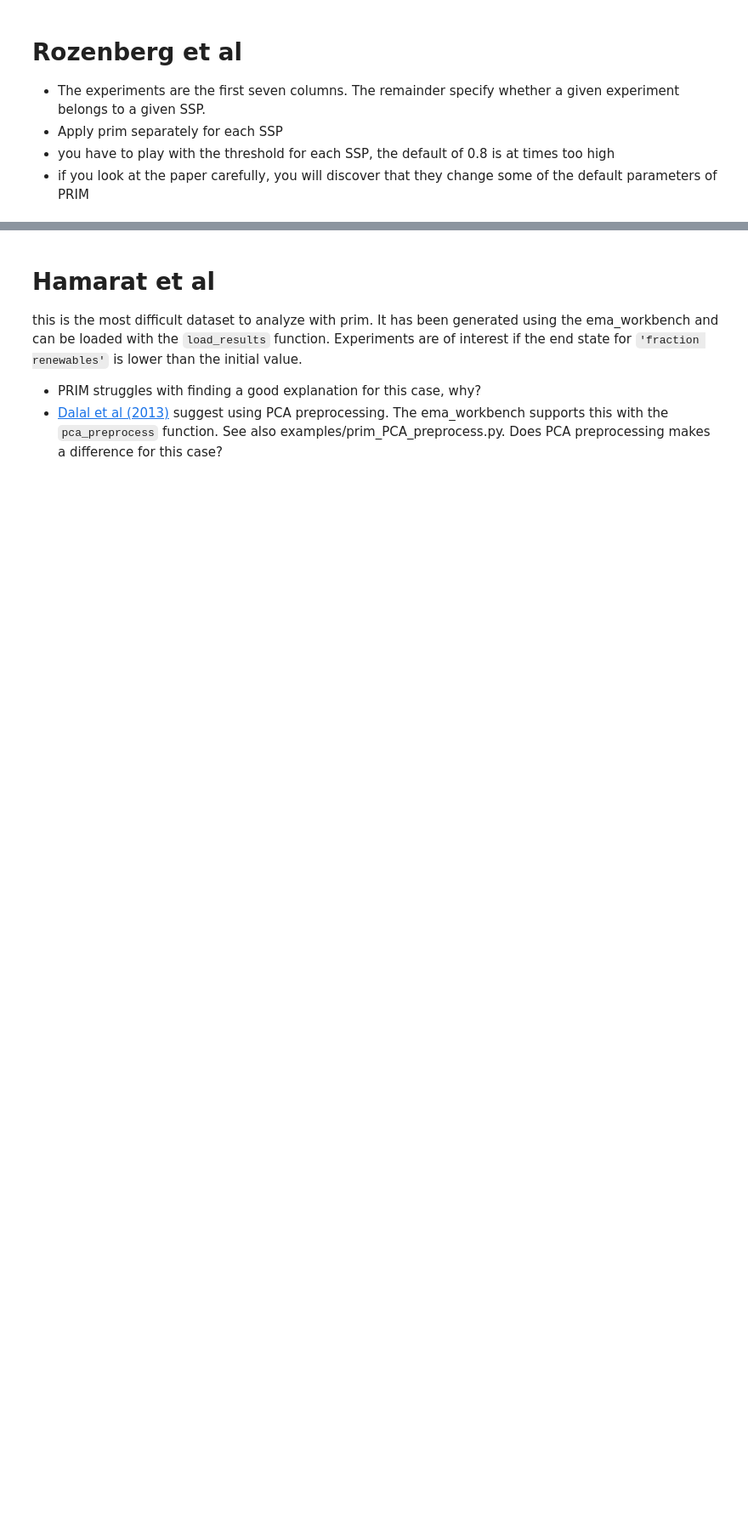
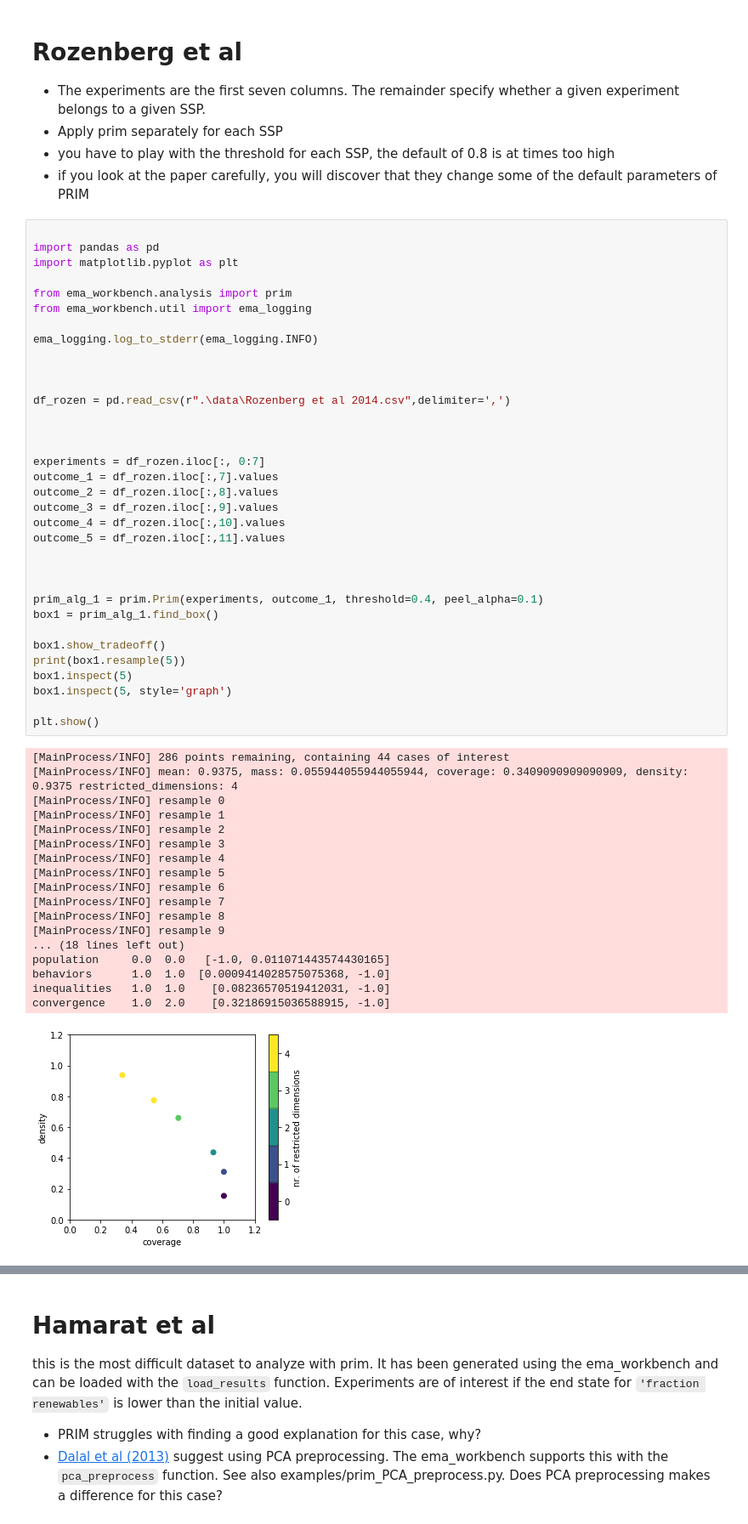
Before and after one commit to codedevonfire/EPA1361, a Jupyter notebook: Week 3-4 - vulnerability analysis/assignment 4 - scenario discovery.ipynb, the cells around one changed output, grey strips where cells are left out. Shown: that part at 85% size. Saved outputs shown, nothing was run; the diff lists cells and outputs as text; blank space fills up the shorter version.

```diff
--- a/Week 3-4 - vulnerability analysis/assignment 4 - scenario discovery.ipynb
+++ b/Week 3-4 - vulnerability analysis/assignment 4 - scenario discovery.ipynb
@@ -16,3 +37,56 @@ Load the data using pandas. The experiments are in colums 2-10, while the outcom
 * Apply prim separately for each SSP
 * you have to play with the threshold for each SSP, the default of 0.8 is at times too high
 * if you look at the paper carefully, you will discover that they change some of the default parameters of PRIM
+# %%
+
+import pandas as pd
+import matplotlib.pyplot as plt
+
+from ema_workbench.analysis import prim
+from ema_workbench.util import ema_logging
+
+ema_logging.log_to_stderr(ema_logging.INFO)
+
+
+
+df_rozen = pd.read_csv(r".\data\Rozenberg et al 2014.csv",delimiter=',')
+
+
+
+experiments = df_rozen.iloc[:, 0:7]
+outcome_1 = df_rozen.iloc[:,7].values
+outcome_2 = df_rozen.iloc[:,8].values
+outcome_3 = df_rozen.iloc[:,9].values
+outcome_4 = df_rozen.iloc[:,10].values
+outcome_5 = df_rozen.iloc[:,11].values
+
+
+
+prim_alg_1 = prim.Prim(experiments, outcome_1, threshold=0.4, peel_alpha=0.1)
+box1 = prim_alg_1.find_box()
+
+box1.show_tradeoff()
+print(box1.resample(5))
+box1.inspect(5)
+box1.inspect(5, style='graph')
+
+plt.show()
+# %% [output]
+[MainProcess/INFO] 286 points remaining, containing 44 cases of interest
+[MainProcess/INFO] mean: 0.9375, mass: 0.055944055944055944, coverage: 0.3409090909090909, density: 0.9375 restricted_dimensions: 4
+[MainProcess/INFO] resample 0
+[MainProcess/INFO] resample 1
+[MainProcess/INFO] resample 2
+[MainProcess/INFO] resample 3
+[MainProcess/INFO] resample 4
+[MainProcess/INFO] resample 5
+[MainProcess/INFO] resample 6
+[MainProcess/INFO] resample 7
+[MainProcess/INFO] resample 8
+[MainProcess/INFO] resample 9
+... (18 lines left out)
+population     0.0  0.0   [-1.0, 0.011071443574430165]
+behaviors      1.0  1.0  [0.0009414028575075368, -1.0]
+inequalities   1.0  1.0    [0.08236570519412031, -1.0]
+convergence    1.0  2.0    [0.32186915036588915, -1.0]
+[figure, added]
```
Also changed, not shown: parts of 7 cells of this notebook.
